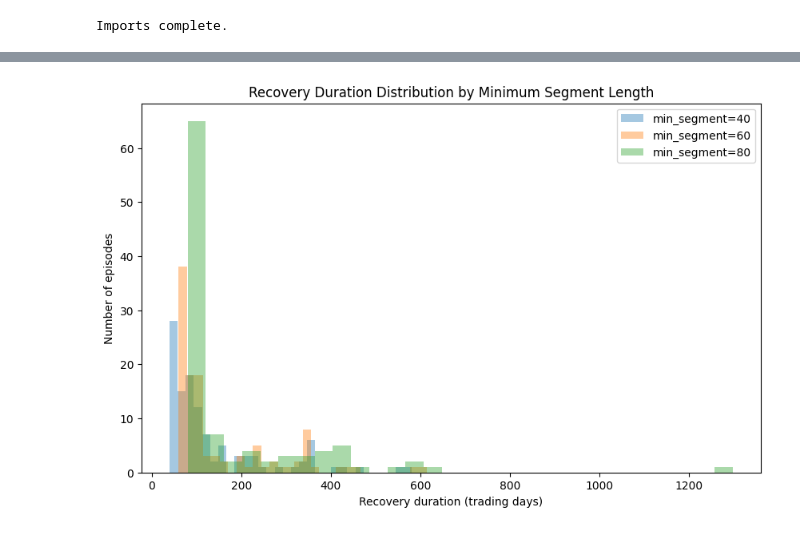
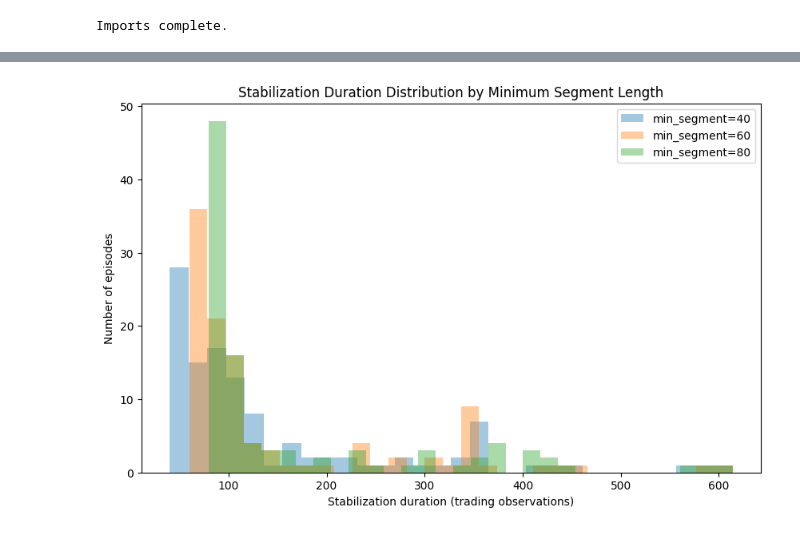
Before and after one commit to fleurclochette/Scientific-Project-SS26-Group-8, a Jupyter notebook: notebooks/03i_min_segment_sensitivity.ipynb, the cells around one changed output, grey strips where cells are left out. Saved outputs shown, nothing was run; the diff lists cells and outputs as text; code cells hidden in the pictures.

```diff
--- a/notebooks/03i_min_segment_sensitivity.ipynb
+++ b/notebooks/03i_min_segment_sensitivity.ipynb
@@ -59,21 +67,28 @@ print("Imports complete.")
 # %% [output]
 Imports complete.
 # %%
-# Load the exact returns used by notebook 03g multiple assets analysis
+# Load the exact return dataset used by finalized notebook 03g
+
+DATA_PATH = (
+    "data/processed/"
+    "processed_returns_multi_asset_2000_2026.csv"
+)
+
 returns_df = pd.read_csv(
-    "data/processed/processed_returns_multi_asset_long_2000_2026.csv",
-    parse_dates=["Date"]
+    DATA_PATH,
+    index_col="Date",
+    parse_dates=True
 )
 
 returns_df = (
     returns_df
-    .sort_values(["Asset", "Date"])
-    .reset_index(drop=True)
+    .apply(pd.to_numeric, errors="coerce")
+    .sort_index()
 )
 
-print("Rows:", len(returns_df))
-print("Assets:", returns_df["Asset"].nunique())
-print("Date range:", returns_df["Date"].min(), "to", returns_df["Date"].max())
+print("Shape:", returns_df.shape)
+print("Assets:", returns_df.shape[1])
+print("Date range:", returns_df.index.min(), "to", returns_df.index.max())
 
 display(returns_df.head())
 # %% [output]
@@ -384,14 +329,17 @@ the reproduction check passes
 # %%
-# Ssensitivity experiment
+# Minimum-segment sensitivity specifications
 
 min_segments = [40, 60, 80]
 
 assets = sorted(
-    returns_df["Asset"].unique()
+    returns_df.columns
 )
 
 print("Minimum segment lengths:", min_segments)
 print("Number of assets:", len(assets))
-print("Total specifications:", len(min_segments) * len(assets))
+print(
+    "Initial specifications:",
+    len(min_segments) * len(assets)
+)
 # %% [output]
 Minimum segment lengths: [40, 60, 80]
@@ -400,4 +348,6 @@ Total specifications: 66
 # %%
+# XLB and XLE needed a cap of 50 before the procedure stopped naturally
+# use an initial cap of 50
 all_sensitivity_breakpoints = []
 all_sensitivity_regimes = []
 all_sensitivity_episodes = []
@@ -424,9 +374,9 @@ for min_segment in min_segments:
             summary
         ) = analyze_asset_min_segment(
             asset=asset,
-            data=returns_df,
+            returns_df=returns_df,
             min_segment=min_segment,
-            max_breaks=40,
+            max_breaks=50,
             n_simulations=500,
             alpha=0.05,
             block_size=10,
@@ -455,7 +405,7 @@ for min_segment in min_segments:
             summary
         )
 
-print("\nSensitivity analysis complete.")
+print("\nInitial sensitivity analysis complete.")
 # %% [output]
 ======================================================================
 MINIMUM SEGMENT = 40
@@ -697,25 +696,25 @@ Recovery durations from 70 to 90
 # %%
 plt.figure(figsize=(10, 6))
 
 for min_segment in min_segments:
 
     current = minseg_episodes[
         minseg_episodes["MinSegment"] == min_segment
     ]
 
     plt.hist(
         current["RecoveryDays"],
         bins=30,
         alpha=0.4,
         label=f"min_segment={min_segment}"
     )
 
-plt.xlabel("Recovery duration (trading days)")
+plt.xlabel("Stabilization duration (trading observations)")
 plt.ylabel("Number of episodes")
 plt.title(
-    "Recovery Duration Distribution by Minimum Segment Length"
+    "Stabilization Duration Distribution by Minimum Segment Length"
 )
 plt.legend()
 plt.show()
 # %% [output]
-[figure, old version]
+[figure, new version]
```
Also changed, not shown: parts of 26 cells of this notebook.
